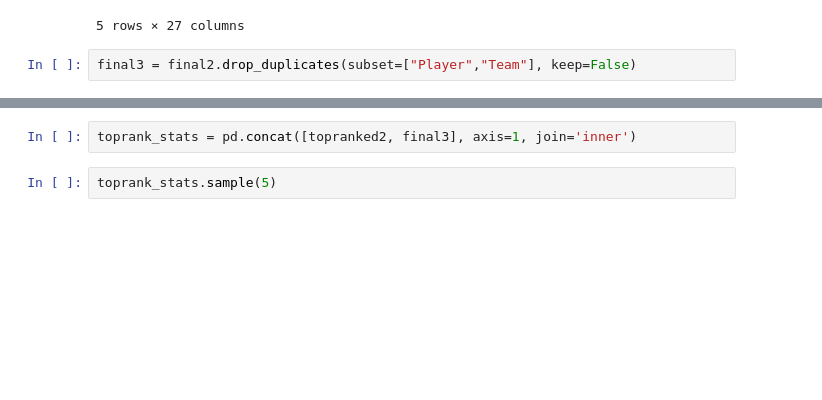
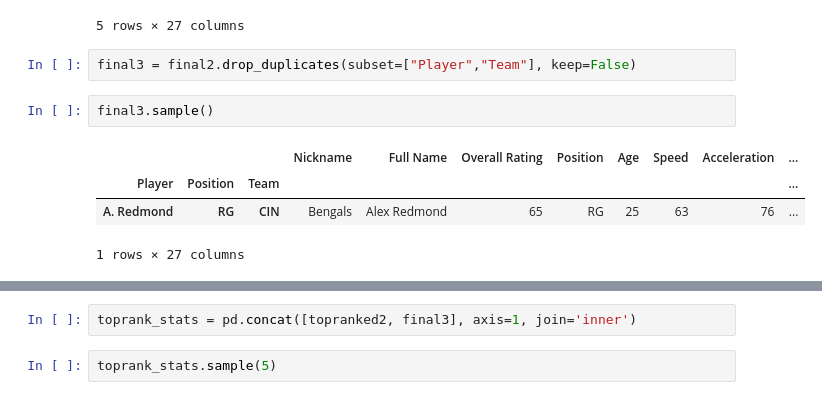
Before and after one commit to Chelechepe/Project_2_Pipeline, a Jupyter notebook: Scrapping and Cleaning.ipynb, the cells around one changed output, grey strips where cells are left out. Saved outputs shown, nothing was run; the diff lists cells and outputs as text; blank space fills up the shorter version.

```diff
--- a/Scrapping and Cleaning.ipynb
+++ b/Scrapping and Cleaning.ipynb
@@ -297,3 +303,10 @@ final2. sample(5)
 5 rows × 27 columns
 # %%
 final3 = final2.drop_duplicates(subset=["Player","Team"], keep=False)
+# %%
+final3.sample()
+# %% [output]
+|  |  |  | Nickname | Full Name | Overall Rating | Position | Age | Speed | Acceleration | ... |
+| Player | Position | Team |  |  |  |  |  |  |  | ... |
+| A. Redmond | RG | CIN | Bengals | Alex Redmond | 65 | RG | 25 | 63 | 76 | ... |
+1 rows × 27 columns
```
Also changed, not shown: parts of 12 cells of this notebook, 28 other files.
